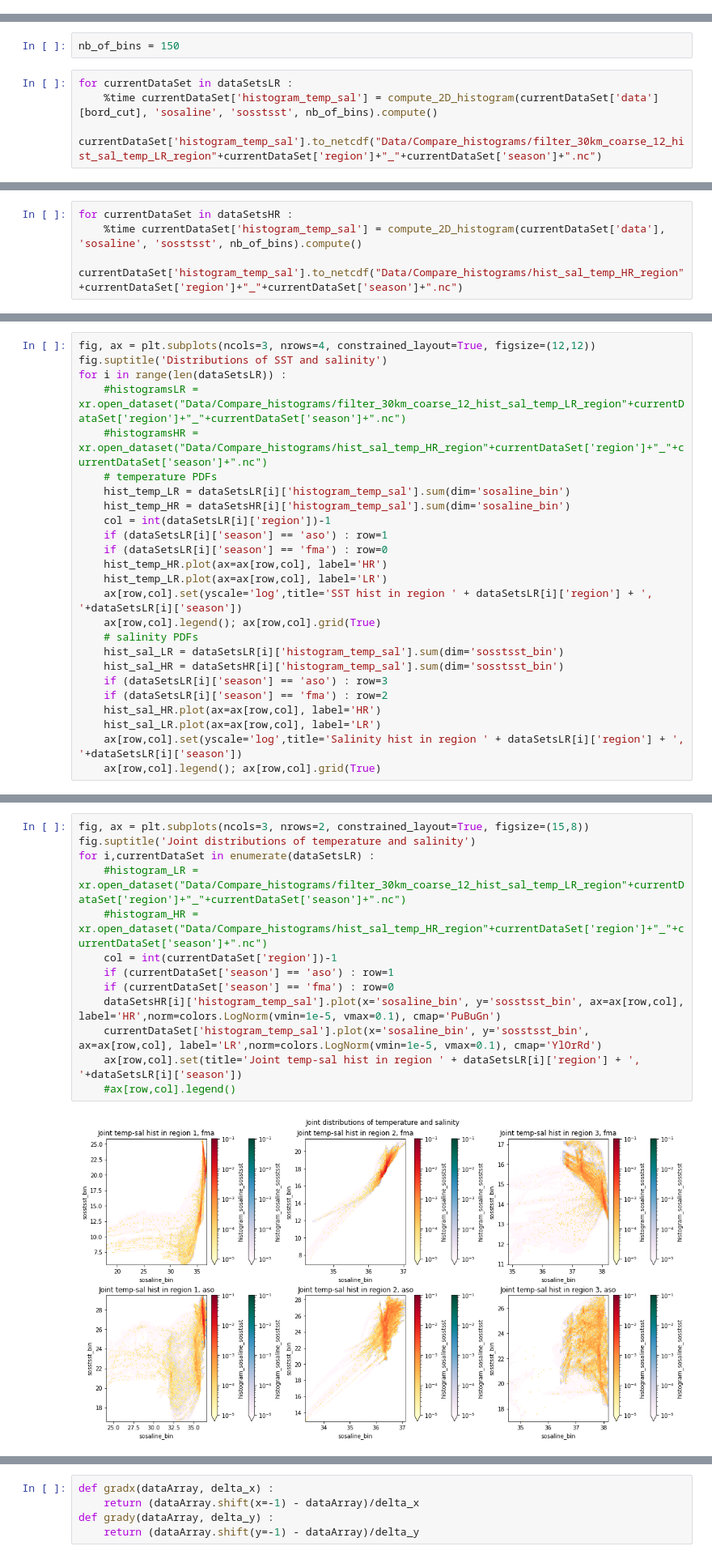
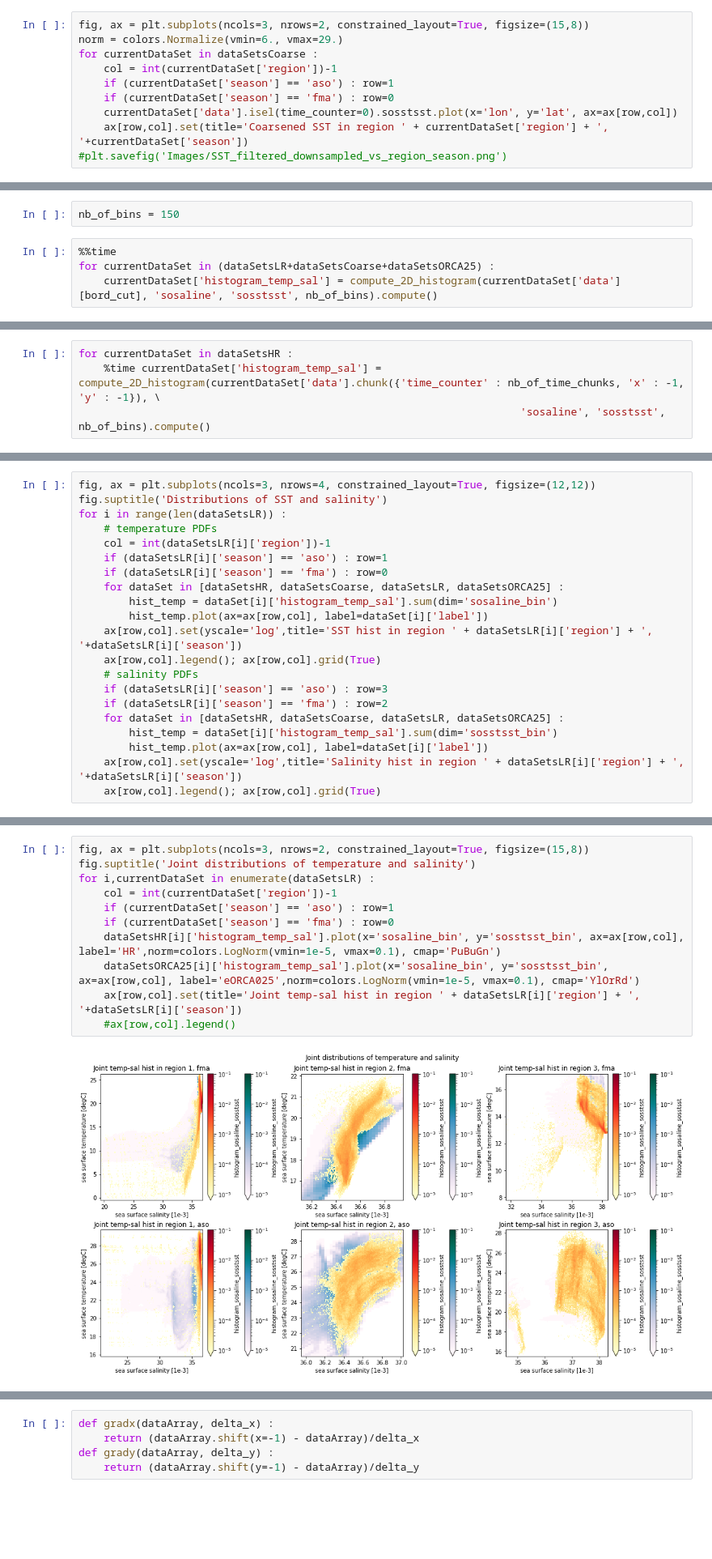
Before and after one commit to anastasiaGor/oceanDataNotebooks, a Jupyter notebook: gcm_filter/histograms_spec_regions.ipynb, the cells around one changed output, grey strips where cells are left out. Shown at 81% size. Cells and saved outputs as stored; diff of their text form; blank space fills up the shorter version.

```diff
--- a/gcm_filter/histograms_spec_regions.ipynb
+++ b/gcm_filter/histograms_spec_regions.ipynb
@@ -259,0 +334,10 @@ Wall time: 16 s
+# %%
+fig, ax = plt.subplots(ncols=3, nrows=2, constrained_layout=True, figsize=(15,8))
+norm = colors.Normalize(vmin=6., vmax=29.)
+for currentDataSet in dataSetsCoarse :
+    col = int(currentDataSet['region'])-1
+    if (currentDataSet['season'] == 'aso') : row=1
+    if (currentDataSet['season'] == 'fma') : row=0
+    currentDataSet['data'].isel(time_counter=0).sosstsst.plot(x='lon', y='lat', ax=ax[row,col])
+    ax[row,col].set(title='Coarsened SST in region ' + currentDataSet['region'] + ', '+currentDataSet['season'])
+#plt.savefig('Images/SST_filtered_downsampled_vs_region_season.png')
@@ -352,7 +397,7 @@ def compute_2D_histogram(dataSet, var1, var2, nb_of_bins, bins=None) :
 # %%
 nb_of_bins = 150
 # %%
-for currentDataSet in dataSetsLR :
-    %time currentDataSet['histogram_temp_sal'] = compute_2D_histogram(currentDataSet['data'][bord_cut], 'sosaline', 'sosstsst', nb_of_bins).compute()
-    currentDataSet['histogram_temp_sal'].to_netcdf("Data/Compare_histograms/filter_30km_coarse_12_hist_sal_temp_LR_region"+currentDataSet['region']+"_"+currentDataSet['season']+".nc")
+%%time
+for currentDataSet in (dataSetsLR+dataSetsCoarse+dataSetsORCA25) :
+    currentDataSet['histogram_temp_sal'] = compute_2D_histogram(currentDataSet['data'][bord_cut], 'sosaline', 'sosstsst', nb_of_bins).compute()
 # %% [output]
@@ -371,5 +406,5 @@ Wall time: 16.3 ms
 # %%
 for currentDataSet in dataSetsHR :
-    %time currentDataSet['histogram_temp_sal'] = compute_2D_histogram(currentDataSet['data'], 'sosaline', 'sosstsst', nb_of_bins).compute()
-    currentDataSet['histogram_temp_sal'].to_netcdf("Data/Compare_histograms/hist_sal_temp_HR_region"+currentDataSet['region']+"_"+currentDataSet['season']+".nc")
+    %time currentDataSet['histogram_temp_sal'] = compute_2D_histogram(currentDataSet['data'].chunk({'time_counter' : nb_of_time_chunks, 'x' : -1, 'y' : -1}), \
+                                                                      'sosaline', 'sosstsst', nb_of_bins).compute()
 # %% [output]
@@ -389,25 +424,21 @@ Wall time: 336 ms
 fig, ax = plt.subplots(ncols=3, nrows=4, constrained_layout=True, figsize=(12,12))
 fig.suptitle('Distributions of SST and salinity')
 for i in range(len(dataSetsLR)) :
-    #histogramsLR = xr.open_dataset("Data/Compare_histograms/filter_30km_coarse_12_hist_sal_temp_LR_region"+currentDataSet['region']+"_"+currentDataSet['season']+".nc")
-    #histogramsHR = xr.open_dataset("Data/Compare_histograms/hist_sal_temp_HR_region"+currentDataSet['region']+"_"+currentDataSet['season']+".nc")
     # temperature PDFs
-    hist_temp_LR = dataSetsLR[i]['histogram_temp_sal'].sum(dim='sosaline_bin')
-    hist_temp_HR = dataSetsHR[i]['histogram_temp_sal'].sum(dim='sosaline_bin')
     col = int(dataSetsLR[i]['region'])-1
     if (dataSetsLR[i]['season'] == 'aso') : row=1
     if (dataSetsLR[i]['season'] == 'fma') : row=0
-    hist_temp_HR.plot(ax=ax[row,col], label='HR')
-    hist_temp_LR.plot(ax=ax[row,col], label='LR')
+    for dataSet in [dataSetsHR, dataSetsCoarse, dataSetsLR, dataSetsORCA25] :
+        hist_temp = dataSet[i]['histogram_temp_sal'].sum(dim='sosaline_bin')
+        hist_temp.plot(ax=ax[row,col], label=dataSet[i]['label'])
     ax[row,col].set(yscale='log',title='SST hist in region ' + dataSetsLR[i]['region'] + ', '+dataSetsLR[i]['season'])
     ax[row,col].legend(); ax[row,col].grid(True)
     # salinity PDFs
-    hist_sal_LR = dataSetsLR[i]['histogram_temp_sal'].sum(dim='sosstsst_bin')
-    hist_sal_HR = dataSetsHR[i]['histogram_temp_sal'].sum(dim='sosstsst_bin')
     if (dataSetsLR[i]['season'] == 'aso') : row=3
     if (dataSetsLR[i]['season'] == 'fma') : row=2
-    hist_sal_HR.plot(ax=ax[row,col], label='HR')
-    hist_sal_LR.plot(ax=ax[row,col], label='LR')
+    for dataSet in [dataSetsHR, dataSetsCoarse, dataSetsLR, dataSetsORCA25] :
+        hist_temp = dataSet[i]['histogram_temp_sal'].sum(dim='sosstsst_bin')
+        hist_temp.plot(ax=ax[row,col], label=dataSet[i]['label'])
     ax[row,col].set(yscale='log',title='Salinity hist in region ' + dataSetsLR[i]['region'] + ', '+dataSetsLR[i]['season'])
     ax[row,col].legend(); ax[row,col].grid(True)
 # %% [output]
@@ -415,15 +446,13 @@ for i in range(len(dataSetsLR)) :
 # %%
 fig, ax = plt.subplots(ncols=3, nrows=2, constrained_layout=True, figsize=(15,8))
 fig.suptitle('Joint distributions of temperature and salinity')
 for i,currentDataSet in enumerate(dataSetsLR) :
-    #histogram_LR = xr.open_dataset("Data/Compare_histograms/filter_30km_coarse_12_hist_sal_temp_LR_region"+currentDataSet['region']+"_"+currentDataSet['season']+".nc")
-    #histogram_HR = xr.open_dataset("Data/Compare_histograms/hist_sal_temp_HR_region"+currentDataSet['region']+"_"+currentDataSet['season']+".nc")
     col = int(currentDataSet['region'])-1
     if (currentDataSet['season'] == 'aso') : row=1
     if (currentDataSet['season'] == 'fma') : row=0
     dataSetsHR[i]['histogram_temp_sal'].plot(x='sosaline_bin', y='sosstsst_bin', ax=ax[row,col], label='HR',norm=colors.LogNorm(vmin=1e-5, vmax=0.1), cmap='PuBuGn')
-    currentDataSet['histogram_temp_sal'].plot(x='sosaline_bin', y='sosstsst_bin', ax=ax[row,col], label='LR',norm=colors.LogNorm(vmin=1e-5, vmax=0.1), cmap='YlOrRd')
+    dataSetsORCA25[i]['histogram_temp_sal'].plot(x='sosaline_bin', y='sosstsst_bin', ax=ax[row,col], label='eORCA025',norm=colors.LogNorm(vmin=1e-5, vmax=0.1), cmap='YlOrRd')
     ax[row,col].set(title='Joint temp-sal hist in region ' + dataSetsLR[i]['region'] + ', '+dataSetsLR[i]['season'])
     #ax[row,col].legend()
 # %% [output]
-[figure, old version]
+[figure, new version]
```
Also changed, not shown: parts of 71 cells of this notebook.
